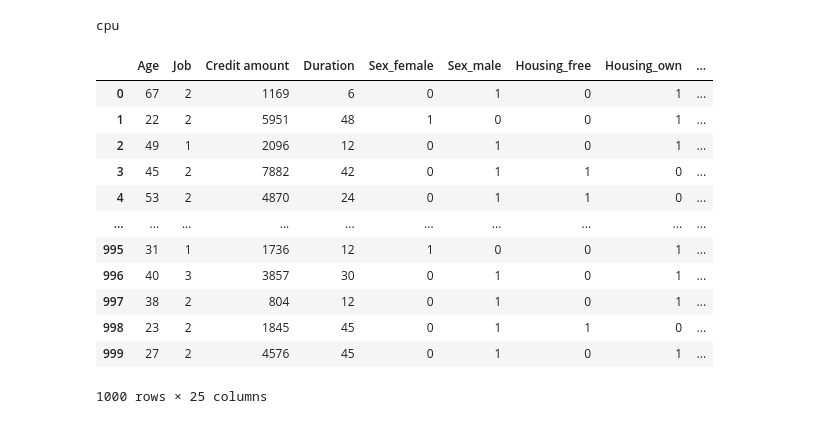
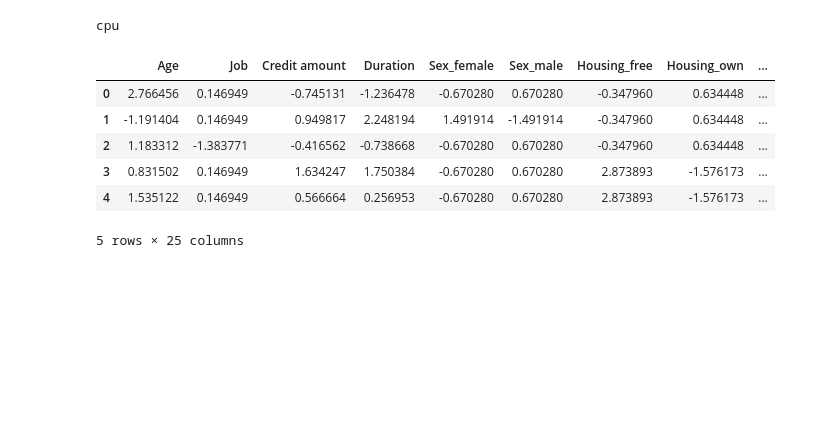
Before and after one commit to QuanPham19/functional-kan, a Jupyter notebook: phase_1/notebooks/credit_model.ipynb, the cells around one changed output. Saved outputs shown, nothing was run; the diff lists cells and outputs as text; code cells hidden in the pictures; blank space fills up the shorter version.

```diff
--- a/phase_1/notebooks/credit_model.ipynb
+++ b/phase_1/notebooks/credit_model.ipynb
@@ -70,23 +90,23 @@ print(device)
 # model = KAN(width=[24, 1], grid=3, k=3, seed=42, device=device)
 # %% [output]
 cpu
-# %%
-df_train = pd.concat([X, y], axis=1)
-df_train
-# %% [output]
-|  | Age | Job | Credit amount | Duration | Sex_female | Sex_male | Housing_free | Housing_own | ... |
-| 0 | 67 | 2 | 1169 | 6 | 0 | 1 | 0 | 1 | ... |
-| 1 | 22 | 2 | 5951 | 48 | 1 | 0 | 0 | 1 | ... |
-| 2 | 49 | 1 | 2096 | 12 | 0 | 1 | 0 | 1 | ... |
-| 3 | 45 | 2 | 7882 | 42 | 0 | 1 | 1 | 0 | ... |
-| 4 | 53 | 2 | 4870 | 24 | 0 | 1 | 1 | 0 | ... |
-| ... | ... | ... | ... | ... | ... | ... | ... | ... | ... |
-| 995 | 31 | 1 | 1736 | 12 | 1 | 0 | 0 | 1 | ... |
-| 996 | 40 | 3 | 3857 | 30 | 0 | 1 | 0 | 1 | ... |
-| 997 | 38 | 2 | 804 | 12 | 0 | 1 | 0 | 1 | ... |
-| 998 | 23 | 2 | 1845 | 45 | 0 | 1 | 1 | 0 | ... |
-| 999 | 27 | 2 | 4576 | 45 | 0 | 1 | 0 | 1 | ... |
-1000 rows × 25 columns
+# %%
+scaler = StandardScaler()
+X_scaled = scaler.fit_transform(X)
+
+# Convert the result back to a DataFrame (optional)
+X_scaled = pd.DataFrame(X_scaled, columns=X.columns)
+
+df_train = pd.concat([X_scaled, y], axis=1)
+df_train.head()
+# %% [output]
+|  | Age | Job | Credit amount | Duration | Sex_female | Sex_male | Housing_free | Housing_own | ... |
+| 0 | 2.766456 | 0.146949 | -0.745131 | -1.236478 | -0.670280 | 0.670280 | -0.347960 | 0.634448 | ... |
+| 1 | -1.191404 | 0.146949 | 0.949817 | 2.248194 | 1.491914 | -1.491914 | -0.347960 | 0.634448 | ... |
+| 2 | 1.183312 | -1.383771 | -0.416562 | -0.738668 | -0.670280 | 0.670280 | -0.347960 | 0.634448 | ... |
+| 3 | 0.831502 | 0.146949 | 1.634247 | 1.750384 | -0.670280 | 0.670280 | 2.873893 | -1.576173 | ... |
+| 4 | 1.535122 | 0.146949 | 0.566664 | 0.256953 | -0.670280 | 0.670280 | 2.873893 | -1.576173 | ... |
+5 rows × 25 columns
 # %%
 import torch.nn as nn
 import torch.nn.functional as F
```
Also changed, not shown: parts of 10 cells of this notebook.
